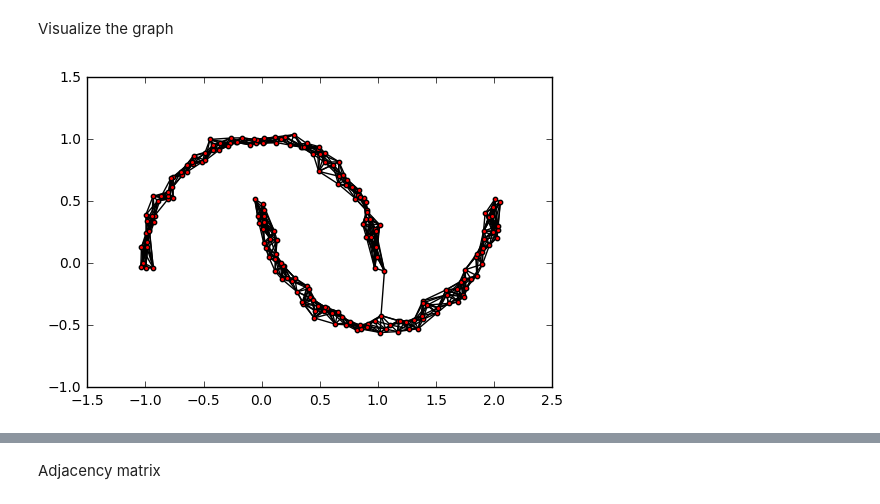
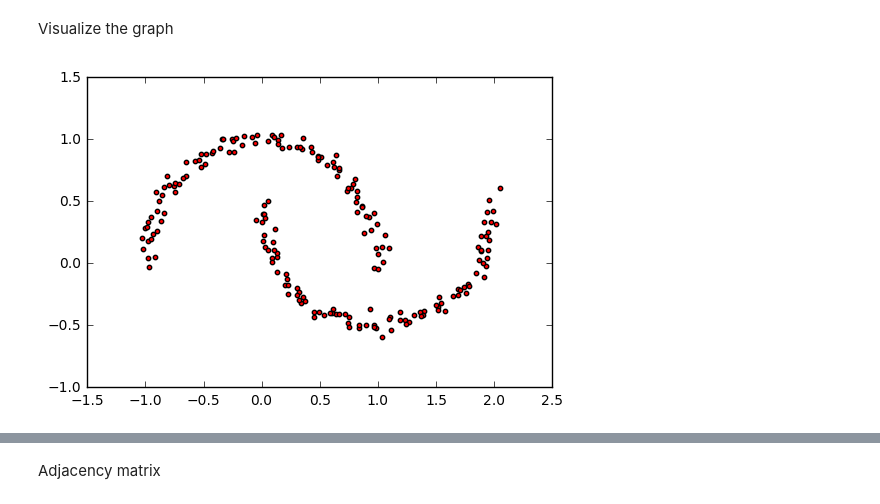
Before and after one commit to petermartigny/Advanced-Machine-Learning, a Jupyter notebook: Atmani_Martigny_TP2_group_1.ipynb, the cells around one changed output, grey strips where cells are left out. Saved outputs shown, nothing was run; the diff lists cells and outputs as text; code cells hidden in the pictures.

```diff
--- a/Atmani_Martigny_TP2_group_1.ipynb
+++ b/Atmani_Martigny_TP2_group_1.ipynb
@@ -63,14 +63,14 @@ Visualize the graph
 # %%
 noisy_moons = make_moons(n_samples = n_samples, noise = 0.04)
 pos = {}
 for i in range(len(noisy_moons[0])):
     pos[i] = (noisy_moons[0][i][0], noisy_moons[0][i][1])
 
 A = kneighbors_graph(noisy_moons[0]
-                     , n_neighbors_list[2]
+                     , 1
                      , mode = 'connectivity', include_self=True)
 G = nx.from_numpy_matrix(A.toarray())
 
 nx.draw_networkx(G, pos, node_size=10, with_labels=False)
 # %% [output]
-[figure, old version]
+[figure, new version]
```
Also changed, not shown: parts of 34 cells of this notebook.
